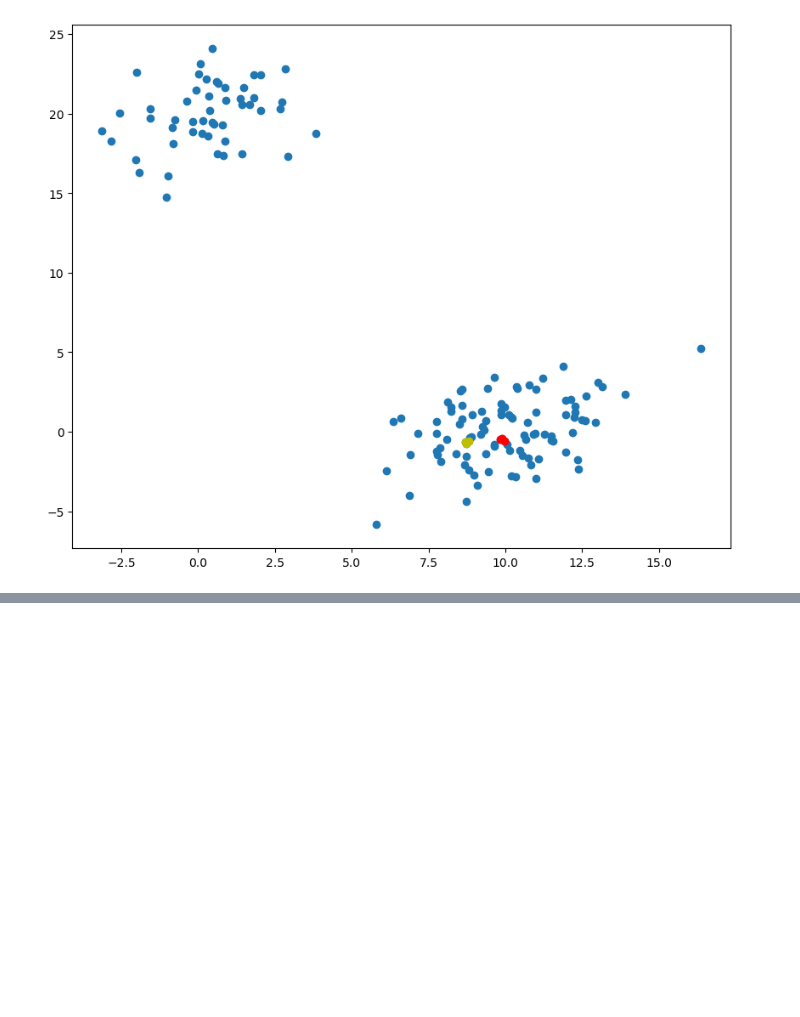
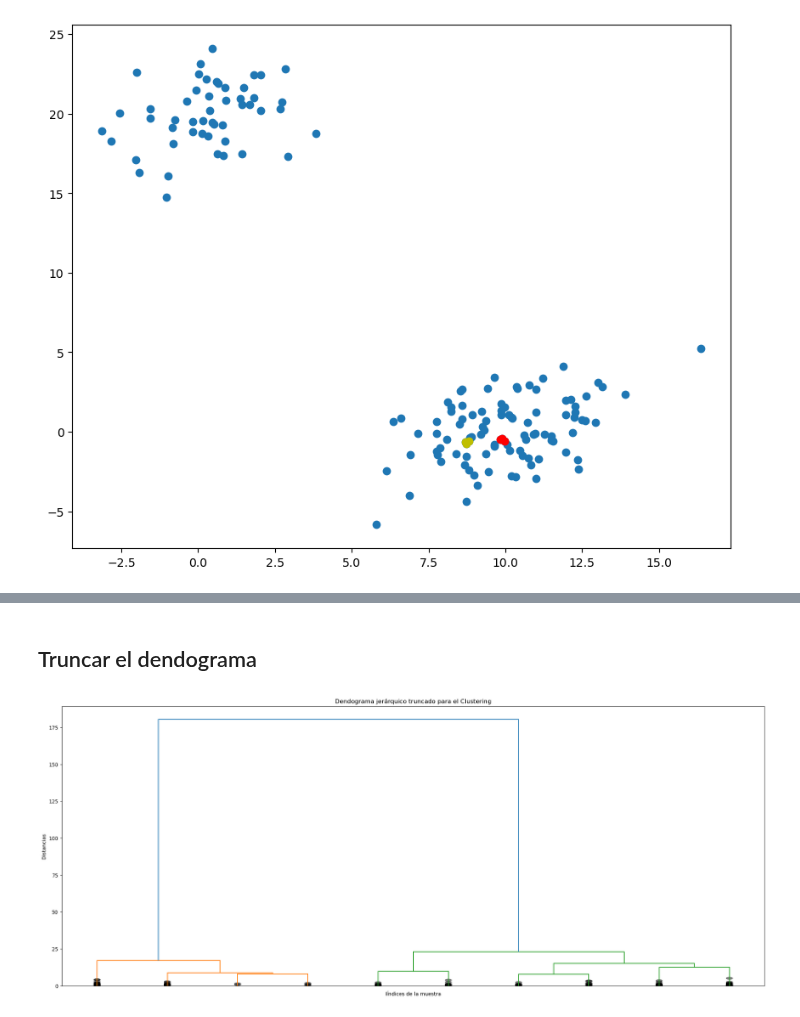
Before and after one commit to Chefi/python-ml-course, a Jupyter notebook: notebooks/Calcular Distancias Mi Notebook.ipynb, the cells around one changed output, grey strips where cells are left out. Drawn from its saved outputs; the diff is of its cells as text; code cells hidden in the pictures; blank space fills up the shorter version.

```diff
--- a/notebooks/Calcular Distancias Mi Notebook.ipynb
+++ b/notebooks/Calcular Distancias Mi Notebook.ipynb
@@ -715,0 +743,12 @@ plt.show()
+# %% [markdown]
+## Truncar el dendograma
+# %%
+plt.figure(figsize=(25,10))
+plt.title("Dendograma jerárquico truncado para el Clustering")
+plt.xlabel("IÍndices de la muestra")
+plt.ylabel("Distancias")
+dendrogram(Z, leaf_rotation=90.0, leaf_font_size=10, color_threshold=0.7*180,
+           truncate_mode='lastp', p = 10, show_leaf_counts= False, show_contracted= True)
+plt.show()
+# %% [output]
+[figure, added]
```
Also changed, not shown: parts of 11 cells of this notebook.
